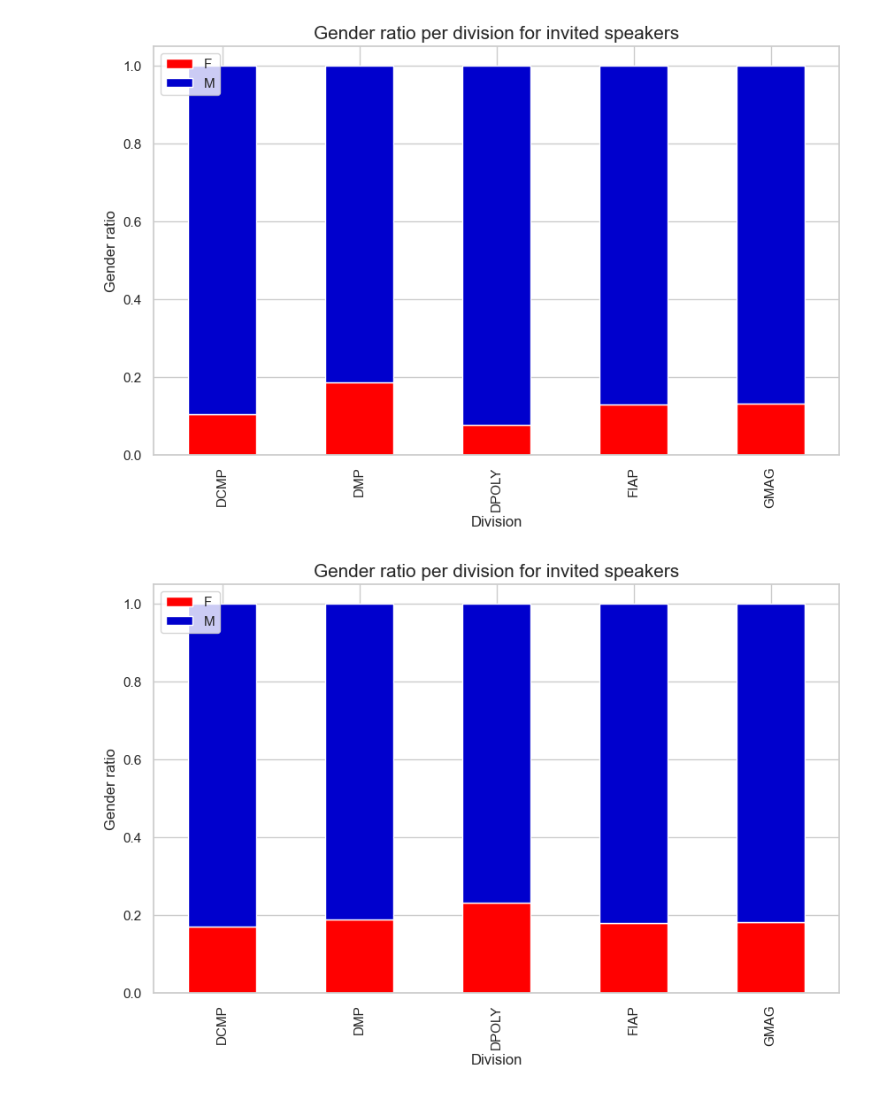
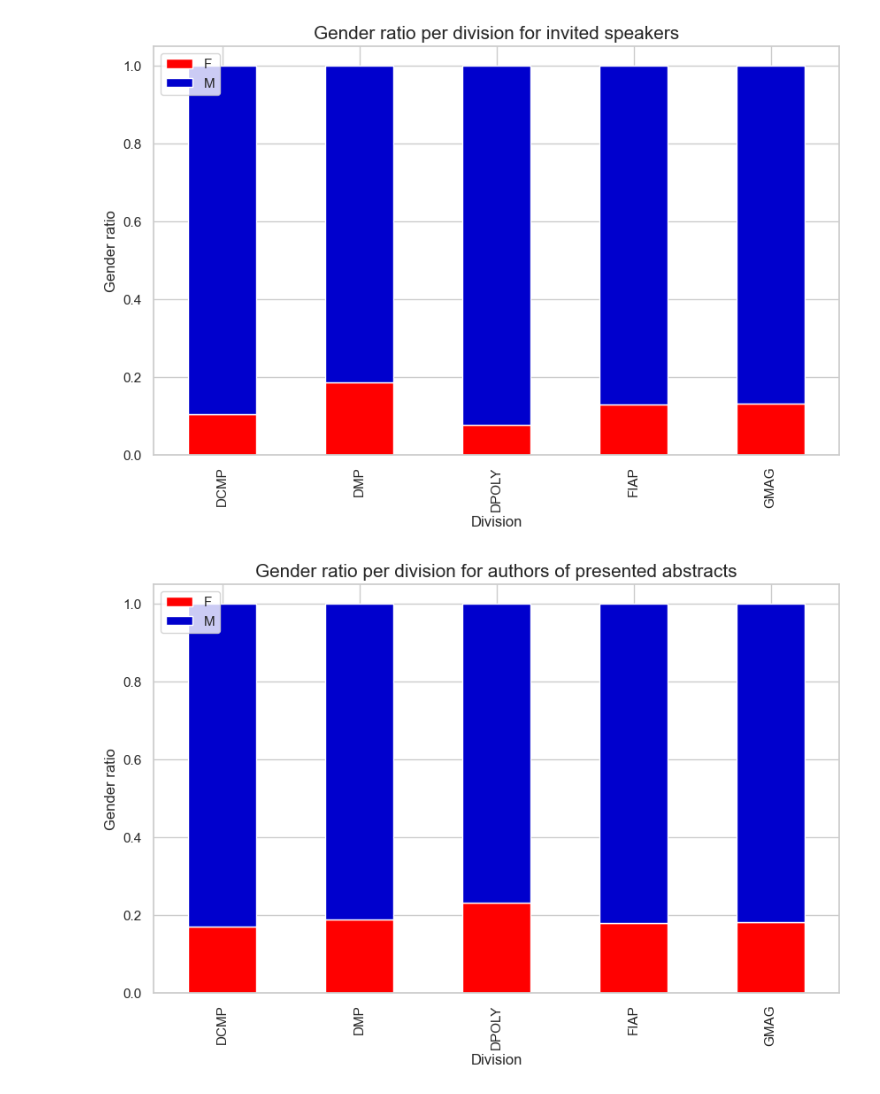
Before and after one commit to EllenWM/GenderGap-in-Physic, a Jupyter notebook: Plots.ipynb, the cells around one changed output. Drawn from its saved outputs; the diff is of its cells as text; code cells hidden in the pictures.

```diff
--- a/Plots.ipynb
+++ b/Plots.ipynb
@@ -296,13 +305,13 @@ plt.show()
 # %%
 divGenderRatio_participants.plot(kind='bar',
                     stacked=True,
                          color = ['Red', "mediumblue"],
                     figsize=(10, 6))
 plt.legend(loc="upper left", ncol=1)
-plt.title("Gender ratio per division for invited speakers", fontsize = 15)
+plt.title("Gender ratio per division for authors of presented abstracts", fontsize = 15)
 plt.xlabel("Division")
 plt.ylabel("Gender ratio")
 plt.savefig("Figures/genderRatio_divisionParticipants.png", bbox_inches='tight')
 plt.show()
 # %% [output]
-[figure, old version]
+[figure, new version]
```
Also changed, not shown: parts of 5 cells of this notebook, 2 other files.
